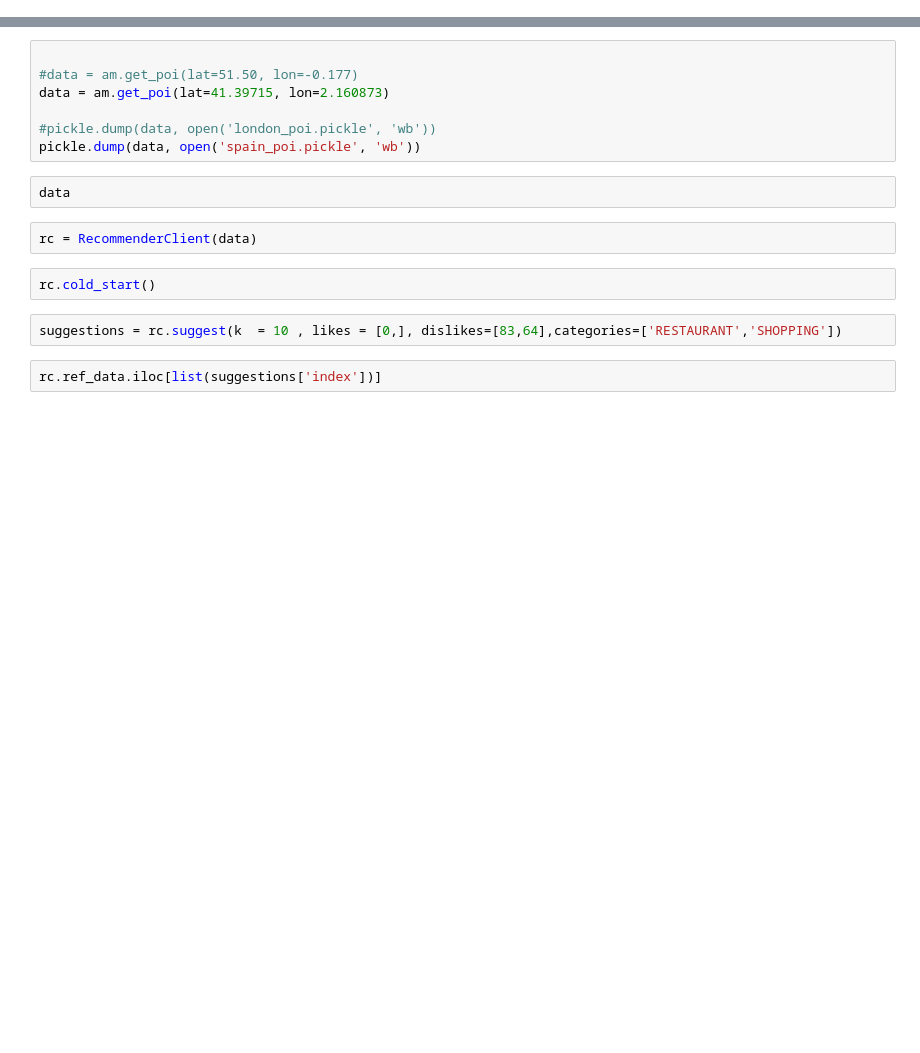
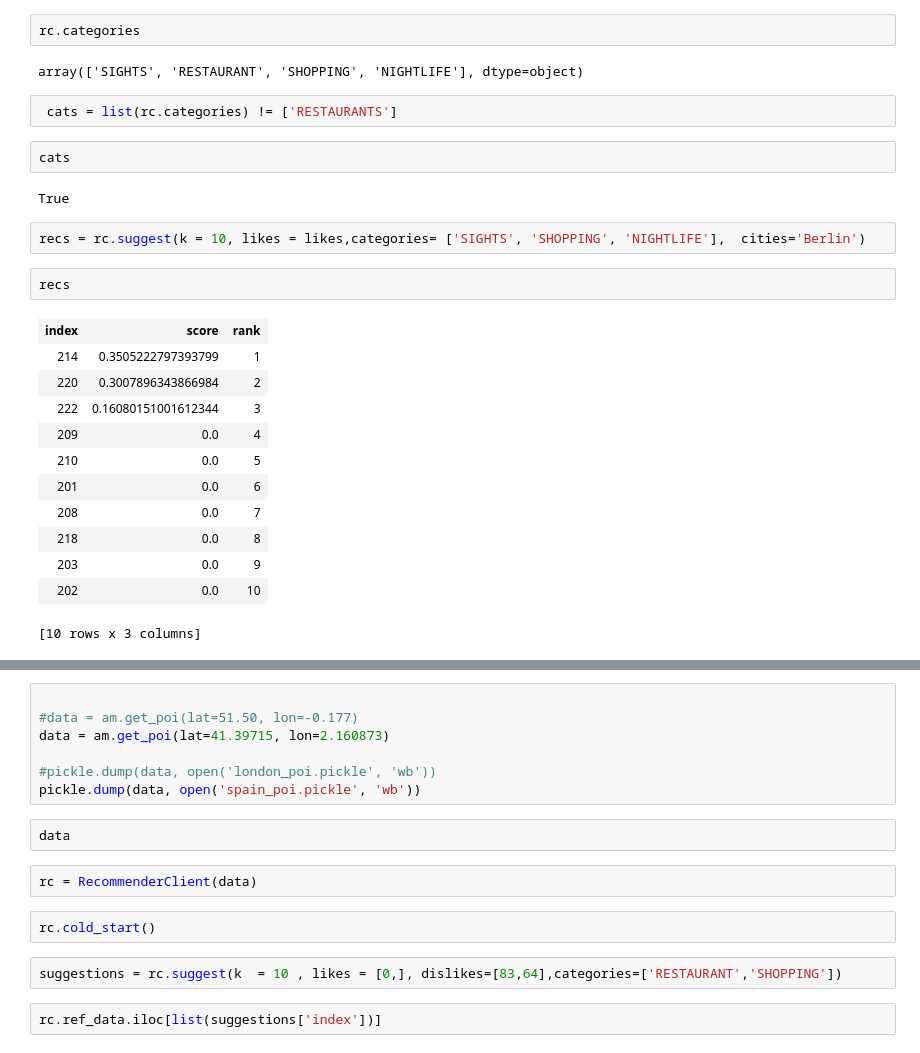
Before and after one commit to dev10110/HackTheJourney_RecommendationSystem, a Jupyter notebook: recommender/RecommenderClient.ipynb, the cells around one changed output, grey strips where cells are left out. Saved outputs shown, nothing was run; the diff lists cells and outputs as text; blank space fills up the shorter version.

```diff
--- a/recommender/RecommenderClient.ipynb
+++ b/recommender/RecommenderClient.ipynb
@@ -128,0 +196,27 @@ len(data)
+# %%
+rc.categories
+# %% [output]
+array(['SIGHTS', 'RESTAURANT', 'SHOPPING', 'NIGHTLIFE'], dtype=object)
+# %%
+ cats = list(rc.categories) != ['RESTAURANTS']
+# %%
+cats
+# %% [output]
+True
+# %%
+recs = rc.suggest(k = 10, likes = likes,categories= ['SIGHTS', 'SHOPPING', 'NIGHTLIFE'],  cities='Berlin')
+# %%
+recs
+# %% [output]
+| index | score | rank |
+| 214 | 0.3505222797393799 | 1 |
+| 220 | 0.3007896343866984 | 2 |
+| 222 | 0.16080151001612344 | 3 |
+| 209 | 0.0 | 4 |
+| 210 | 0.0 | 5 |
+| 201 | 0.0 | 6 |
+| 208 | 0.0 | 7 |
+| 218 | 0.0 | 8 |
+| 203 | 0.0 | 9 |
+| 202 | 0.0 | 10 |
+[10 rows x 3 columns]
```
Also changed, not shown: parts of 18 cells of this notebook, 3 other files.
